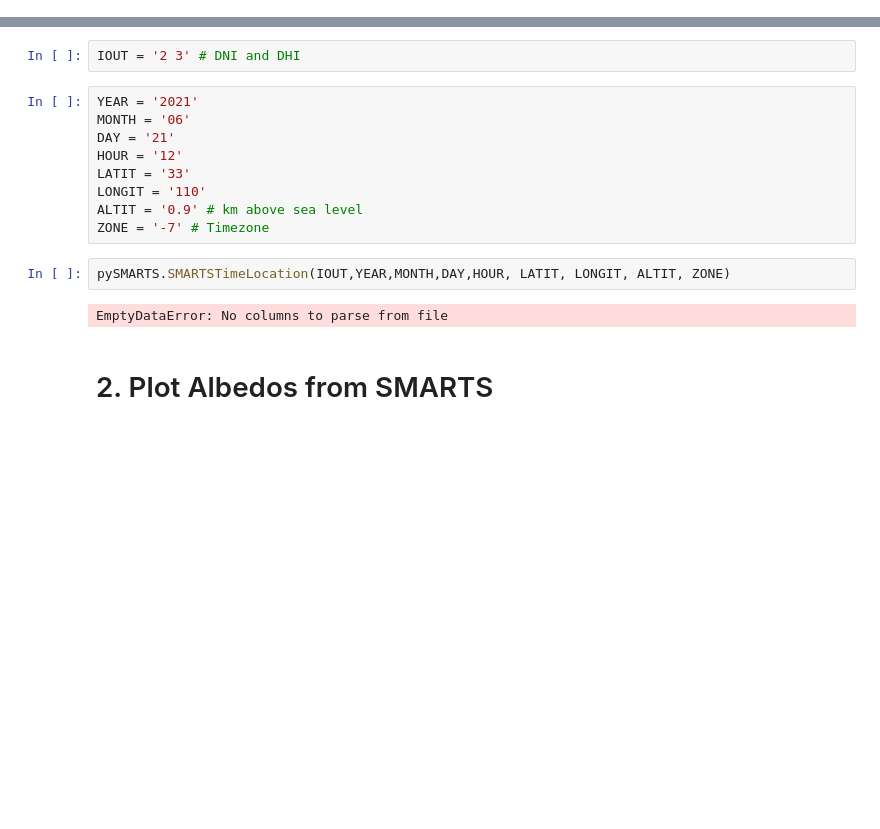
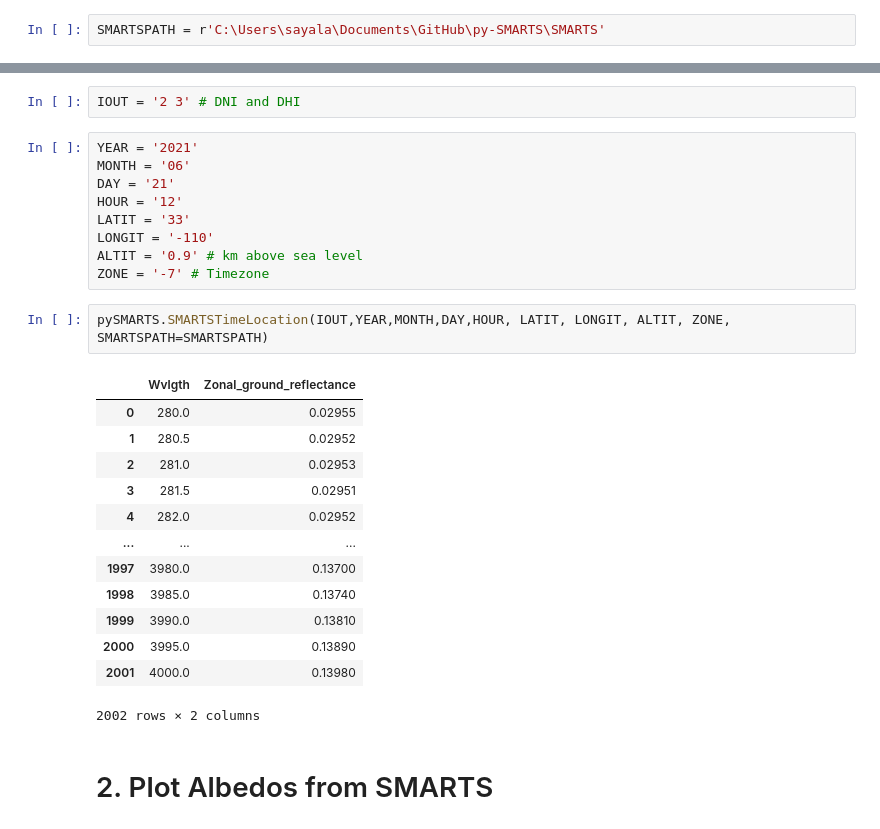
Before and after one commit to NREL/pySMARTS, a Jupyter notebook: docs/tutorials/1 - Beginner - Plot ALBEDOs from Smarts.ipynb, the cells around one changed output, grey strips where cells are left out. Cells and saved outputs as stored; diff of their text form; blank space fills up the shorter version.

```diff
--- a/docs/tutorials/1 - Beginner - Plot ALBEDOs from Smarts.ipynb
+++ b/docs/tutorials/1 - Beginner - Plot ALBEDOs from Smarts.ipynb
@@ -33,3 +38,5 @@ pySMARTS.__version__
+# %%
+SMARTSPATH = r'C:\Users\sayala\Documents\GitHub\py-SMARTS\SMARTS'
 # %% [markdown]
 # 1. Plot a DNI and DHI for a particular time and location
 # %%
@@ -40,13 +47,25 @@ MONTH = '06'
 DAY = '21'
 HOUR = '12'
 LATIT = '33'
-LONGIT = '110'
+LONGIT = '-110'
 ALTIT = '0.9' # km above sea level
 ZONE = '-7' # Timezone
 # %%
-pySMARTS.SMARTSTimeLocation(IOUT,YEAR,MONTH,DAY,HOUR, LATIT, LONGIT, ALTIT, ZONE)
+pySMARTS.SMARTSTimeLocation(IOUT,YEAR,MONTH,DAY,HOUR, LATIT, LONGIT, ALTIT, ZONE, SMARTSPATH=SMARTSPATH)
 # %% [output]
+|  | Wvlgth | Zonal_ground_reflectance |
+| 0 | 280.0 | 0.02955 |
+| 1 | 280.5 | 0.02952 |
+| 2 | 281.0 | 0.02953 |
+| 3 | 281.5 | 0.02951 |
+| 4 | 282.0 | 0.02952 |
+| ... | ... | ... |
+| 1997 | 3980.0 | 0.13700 |
+| 1998 | 3985.0 | 0.13740 |
+| 1999 | 3990.0 | 0.13810 |
+| 2000 | 3995.0 | 0.13890 |
+| 2001 | 4000.0 | 0.13980 |
-EmptyDataError: No columns to parse from file
+2002 rows × 2 columns
 # %% [markdown]
 # 2. Plot Albedos from SMARTS
 # %%
```
Also changed, not shown: parts of 12 cells of this notebook, 3 other files.
